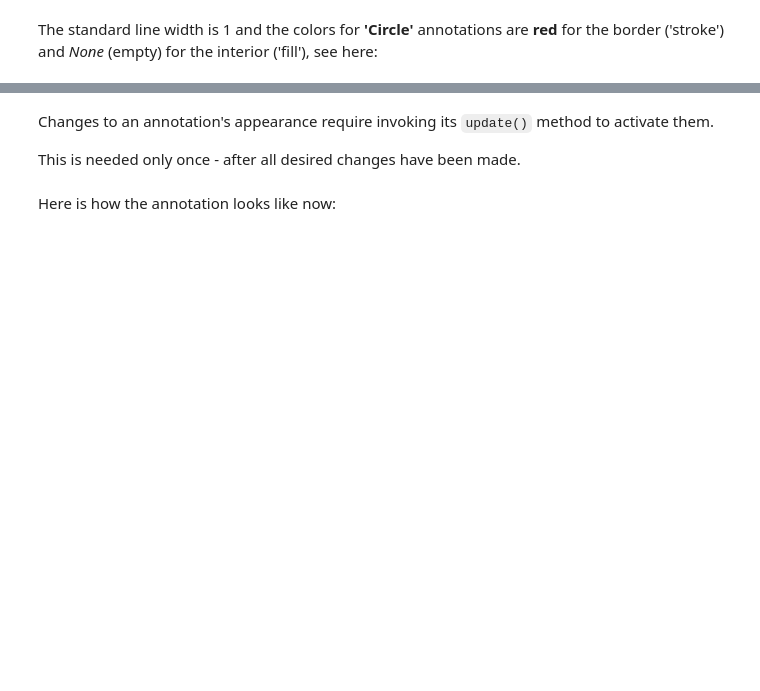
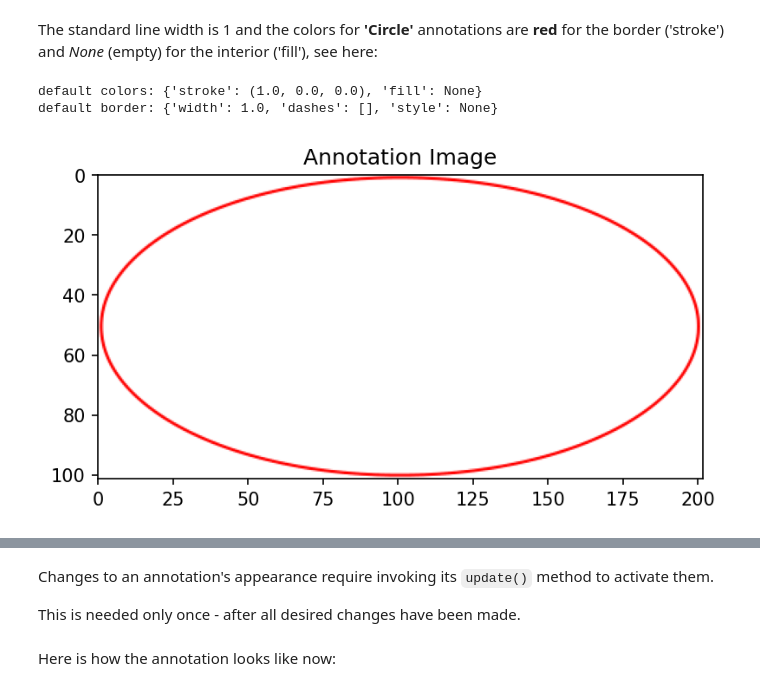
Before and after one commit to pymupdf/PyMuPDF-Utilities, a Jupyter notebook: jupyter-notebooks/new_circle_annot.ipynb, the cells around one changed output, grey strips where cells are left out. Cells and saved outputs as stored; diff of their text form; code cells hidden in the pictures; blank space fills up the shorter version.

Commit message:
Update Jupyter Notebooks
Including the outputs of some notebooks.

```diff
--- a/jupyter-notebooks/new_circle_annot.ipynb
+++ b/jupyter-notebooks/new_circle_annot.ipynb
@@ -5,21 +5,33 @@ This notebook creates a new, empty PDF and a new page in ISO A4 format.
 We define a "Circle" annotation and display the result.
 > **_Note:_** Apart from importing PyMuPDF itself (fitz), we need some technical preparations which will allow us to display graphical content inline with this document.
 # %%
-# making sure we have required packages installed
-!python -m pip install pymupdf
-!python -m pip install matplotlib
+# Make sure we have required packages installed by uncommenting any of the following
+# !python -m pip install pymupdf
+# !python -m pip install matplotlib
 
 import fitz  # import PyMuPDF
 
-def show_image(pix):
+def show_image(item, title):
     """Display a pixmap.
 
-    Just to display images - ignore the man behind the curtain.
+    Just to display Pixmap image of "item" - ignore the man behind the curtain.
+
+    Args:
+        item: a PyMuPDF object having a "get_pixmap" method.
+        title: a string to be used as image title
+
+    Generates an RGB Pixmap from item using a constant DPI and uses matplotlib
+    to show it inline of the notebook.
     """
+    DPI = 150  # use this resolution
+    %matplotlib inline
     import numpy as np
     import matplotlib.pyplot as plt
-    img = np.ndarray([pix.h, pix.w, 3], dtype=np.uint8, buffer=pix.samples)
-    _ = plt.imshow(img)
+    pix = item.get_pixmap(dpi=DPI)
+    img = np.ndarray([pix.h, pix.w, 3], dtype=np.uint8, buffer=pix.samples_mv)
+    plt.figure(dpi=DPI)  # set the figure's DPI
+    plt.title(title)  # set titel of image
+    _ = plt.imshow(img, extent=(0, pix.w * 72 / DPI, pix.h * 72 / DPI, 0))
 # %% [markdown]
 Create a new PDF with a new page:
 # %%
@@ -44,7 +65,11 @@ for k, v in annot.info.items():  # spell out the information dictionary
 # %% [markdown]
 The standard line width is 1 and the colors for **'Circle'** annotations are **red** for the border ('stroke') and *None* (empty) for the interior ('fill'), see here:
 # %%
-print("standard colors:", annot.colors)  # show the default colors,
-print("standard border:", annot.border)  # ... the border
-show_image(annot.get_pixmap())  # ... and the annot image
+print("default colors:", annot.colors)  # show the default colors,
+print("default border:", annot.border)  # ... the border
+show_image(annot, "Annotation Image")  # ... and the annot image
+# %% [output]
+default colors: {'stroke': (1.0, 0.0, 0.0), 'fill': None}
+default border: {'width': 1.0, 'dashes': [], 'style': None}
+[figure, added]
 # %% [markdown]
```
Also changed, not shown: parts of 6 cells of this notebook, 2 other files.
